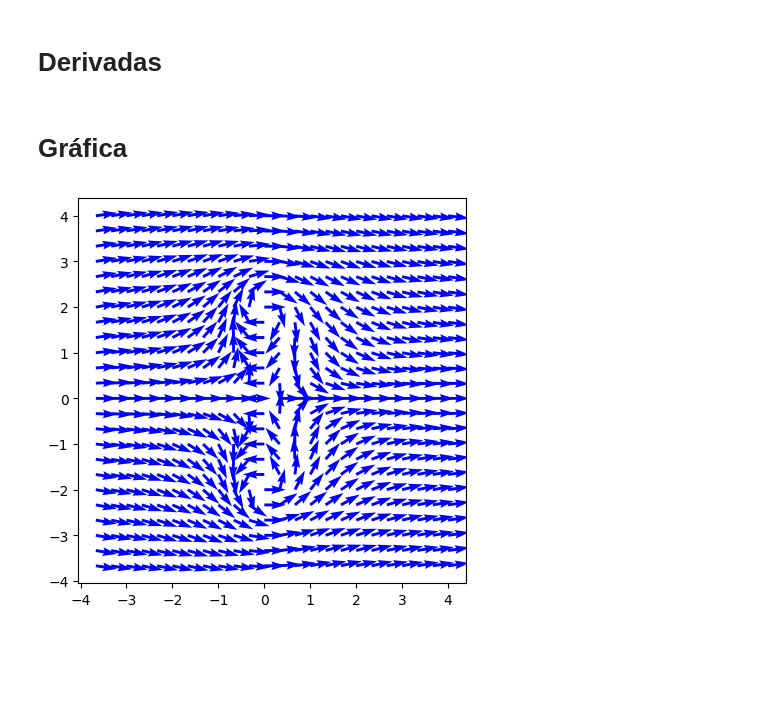
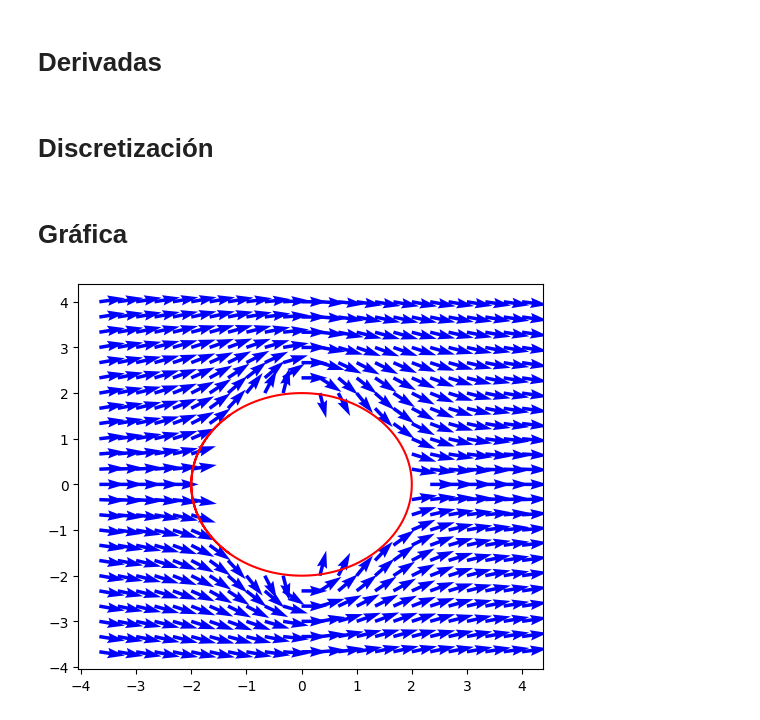
Before and after one commit to BySeru/Metodos1_SeruLopez_SergioMontoya, a Jupyter notebook: Taller 2/2_ProblemaAplicacion.ipynb, the cells around one changed output. Cells and saved outputs as stored; diff of their text form; code cells hidden in the pictures; blank space fills up the shorter version.

```diff
--- a/Taller 2/2_ProblemaAplicacion.ipynb
+++ b/Taller 2/2_ProblemaAplicacion.ipynb
@@ -8,8 +6,3 @@ import matplotlib.pyplot as plt
-# %%
-x = np.linspace(-4,4,25)
-y = np.linspace(-4,4,25)
-X,Y = np.meshgrid(x,y)
-h = 0.001
 # %% [markdown]
  # Función potencial
 # %%
@@ -28,11 +16,35 @@ Ey = Ey.T
+# %% [markdown]
+# Discretización
+# %%
+n=25
+h = 0.001
+x = np.linspace(-4,4,n)
+y = np.linspace(-4,4,n)
+
+Ex = np.empty((n,n))
+Ey = np.empty((n,n))
+
+for i in range(1,len(x)):
+    for j in range(1,len(x)):
+        if (x[i]**2 + y[j]**2) > 4:
+            Ex[i,j] = PartialOperator[0](Potencial,x[i], y[j])
+            Ey[i,j] = PartialOperator[1](Potencial,x[i], y[j])
+
+        else:
+            Ex[i,j] = 0
+            Ey[i,j] = 0
 # %% [markdown]
 # Gráfica
 # %%
-fig = plt.figure(figsize=(5,5))
+fig = plt.figure(figsize=(6,5))
 ax = fig.add_subplot(1,1,1)
 
+ax.plot(2*np.cos(np.linspace(-4,4,1000)), 2*np.sin(np.linspace(-4,4,1000)),color='r')
+
 for i in range(1,len(x)):
-    for j in range(1,len(y)):
+    for j in range(1,len(x)):
         ax.quiver(x[i],y[j],Ex[i,j],Ey[i,j],color='b')
+
+plt.show()
 # %% [output]
-[figure, old version]
+[figure, new version]
```
Also changed, not shown: parts of 2 cells of this notebook, 1 other file.
